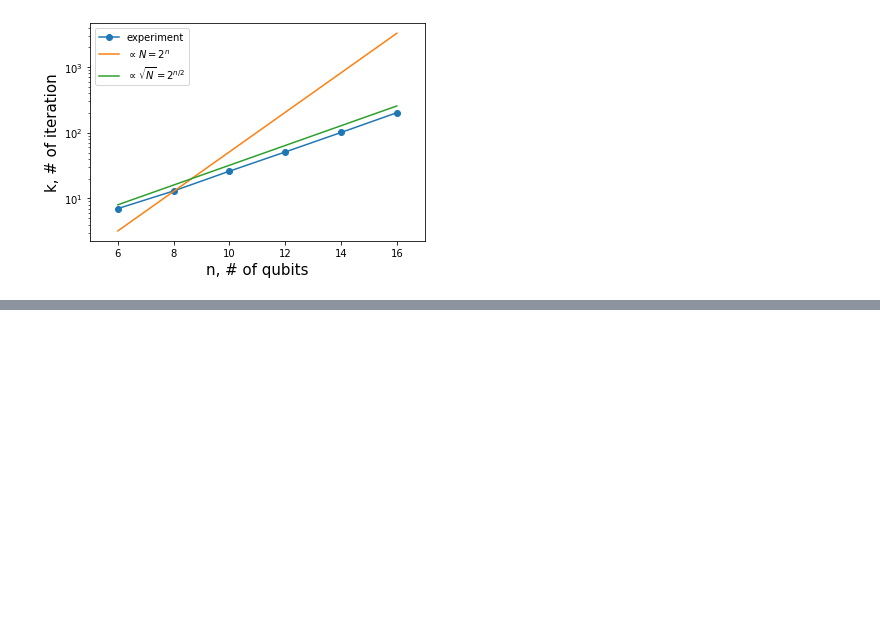
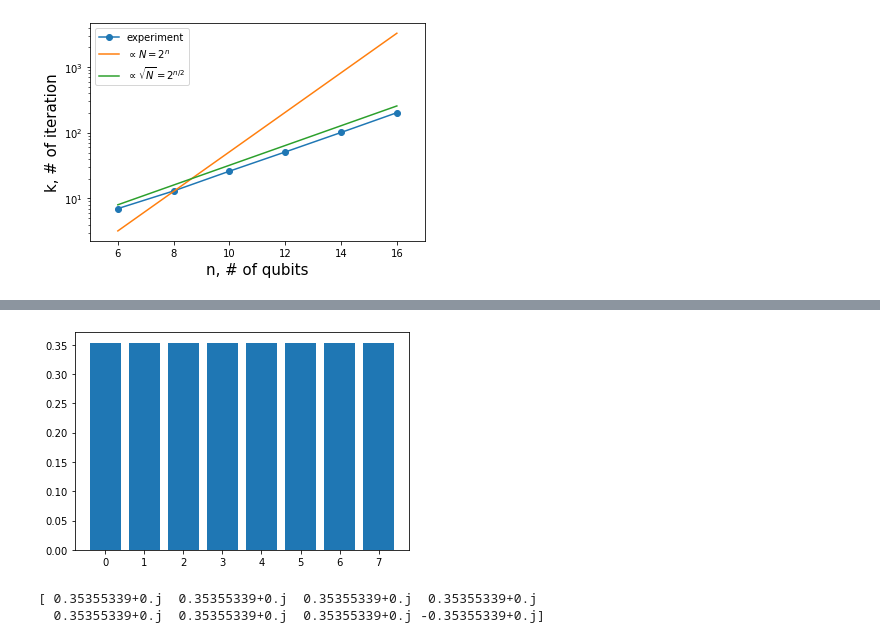
Before and after one commit to KaitoMuraoka/BasicQuantumAlgorithm, a Jupyter notebook: グローバーのアルゴリズム.ipynb, the cells around one changed output, grey strips where cells are left out. Drawn from its saved outputs; the diff is of its cells as text; code cells hidden in the pictures; blank space fills up the shorter version.

```diff
--- a/グローバーのアルゴリズム.ipynb
+++ b/グローバーのアルゴリズム.ipynb
@@ -382,0 +430,27 @@ plt.legend(fontsize=10)
+# %%
+# FIXME:関数化させる
+# 初期状態の準備
+nqubits = 3
+state = QuantumState(nqubits)
+state.set_zero_state()
+
+def make_Hadamard(nqubits):
+    Hadamard = QuantumCircuit(nqubits)
+    for i in range(nqubits):
+        Hadamard.add_gate(H(i))
+    return Hadamard
+
+Hadamard = make_Hadamard(nqubits)
+Hadamard.update_quantum_state(state)
+
+show_distribution(state, nqubits)
+# %% [output]
+[figure, added]
+# %%
+hoge = state.copy()
+U_w = make_U_w(nqubits)
+U_w.update_quantum_state(hoge)
+print(hoge.get_vector())
+# %% [output]
+[ 0.35355339+0.j  0.35355339+0.j  0.35355339+0.j  0.35355339+0.j
+  0.35355339+0.j  0.35355339+0.j  0.35355339+0.j -0.35355339+0.j]
```
Also changed, not shown: parts of 12 cells of this notebook.
